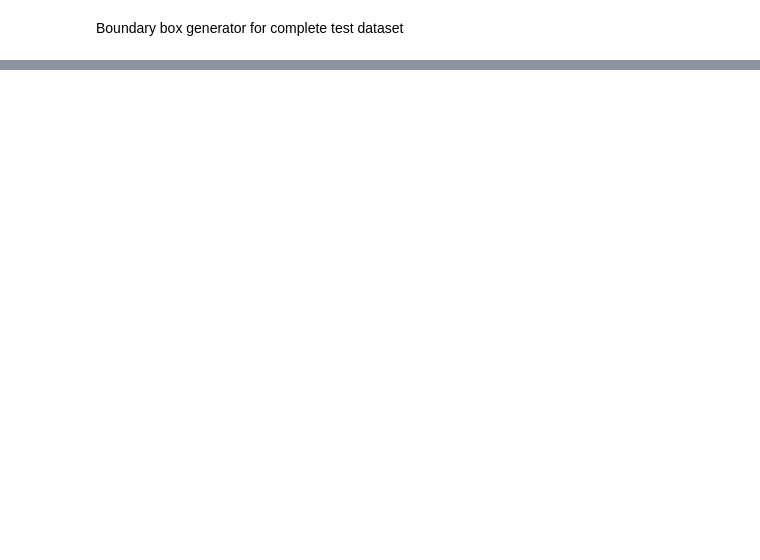
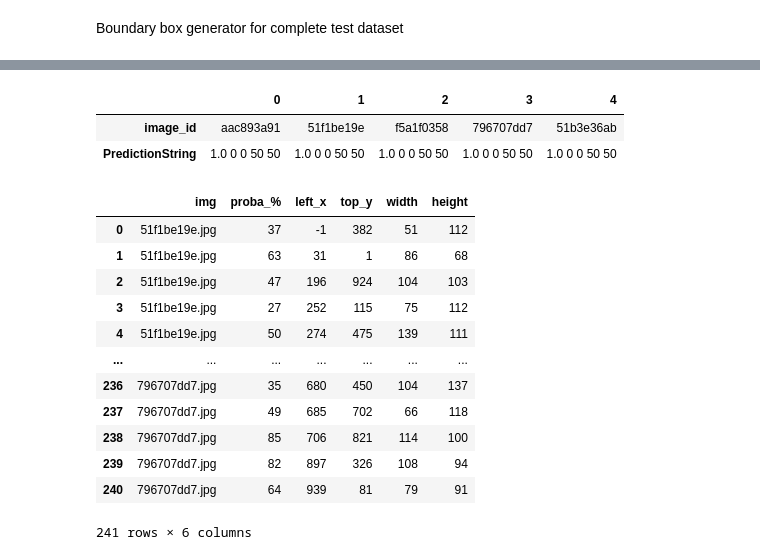
Before and after one commit to Gooogr/Kaggle_Global_Wheat_Detection, a Jupyter notebook: GWD_YOLO_v4_predict.ipynb, the cells around one changed output, grey strips where cells are left out. Drawn from its saved outputs; the diff is of its cells as text; code cells hidden in the pictures; blank space fills up the shorter version.

```diff
--- a/GWD_YOLO_v4_predict.ipynb
+++ b/GWD_YOLO_v4_predict.ipynb
@@ -318,0 +286,38 @@ predict_bboxes()
+# %%
+sample_submission.head().T
+# %% [output]
+|  | 0 | 1 | 2 | 3 | 4 |
+| image_id | aac893a91 | 51f1be19e | f5a1f0358 | 796707dd7 | 51b3e36ab |
+| PredictionString | 1.0 0 0 50 50 | 1.0 0 0 50 50 | 1.0 0 0 50 50 | 1.0 0 0 50 50 | 1.0 0 0 50 50 |
+# %%
+with open("/content/log.json", "r") as read_file:
+    data = json.load(read_file)
+# %%
+img_id, proba, left_x, top_y, width, height = list([]), [], [], [], [], []
+for key in data.keys():
+    df = pd.DataFrame(data[key])
+    img_id.extend([key] * len(df))
+    proba.extend(df['proba_%'].values)
+    left_x.extend(df['left_x'].values)
+    top_y.extend(df['top_y'].values)
+    width.extend(df['width'].values)
+    height.extend(df['height'].values)
+
+result_df = pd.DataFrame(list(zip(img_id, proba, left_x, top_y, width, height)),
+                         columns = ['img', 'proba_%', 'left_x', 'top_y', 'width', 'height'])
+# %%
+result_df
+# %% [output]
+|  | img | proba_% | left_x | top_y | width | height |
+| 0 | 51f1be19e.jpg | 37 | -1 | 382 | 51 | 112 |
+| 1 | 51f1be19e.jpg | 63 | 31 | 1 | 86 | 68 |
+| 2 | 51f1be19e.jpg | 47 | 196 | 924 | 104 | 103 |
+| 3 | 51f1be19e.jpg | 27 | 252 | 115 | 75 | 112 |
+| 4 | 51f1be19e.jpg | 50 | 274 | 475 | 139 | 111 |
+| ... | ... | ... | ... | ... | ... | ... |
+| 236 | 796707dd7.jpg | 35 | 680 | 450 | 104 | 137 |
+| 237 | 796707dd7.jpg | 49 | 685 | 702 | 66 | 118 |
+| 238 | 796707dd7.jpg | 85 | 706 | 821 | 114 | 100 |
+| 239 | 796707dd7.jpg | 82 | 897 | 326 | 108 | 94 |
+| 240 | 796707dd7.jpg | 64 | 939 | 81 | 79 | 91 |
+241 rows × 6 columns
```
Also changed, not shown: parts of 20 cells of this notebook.
